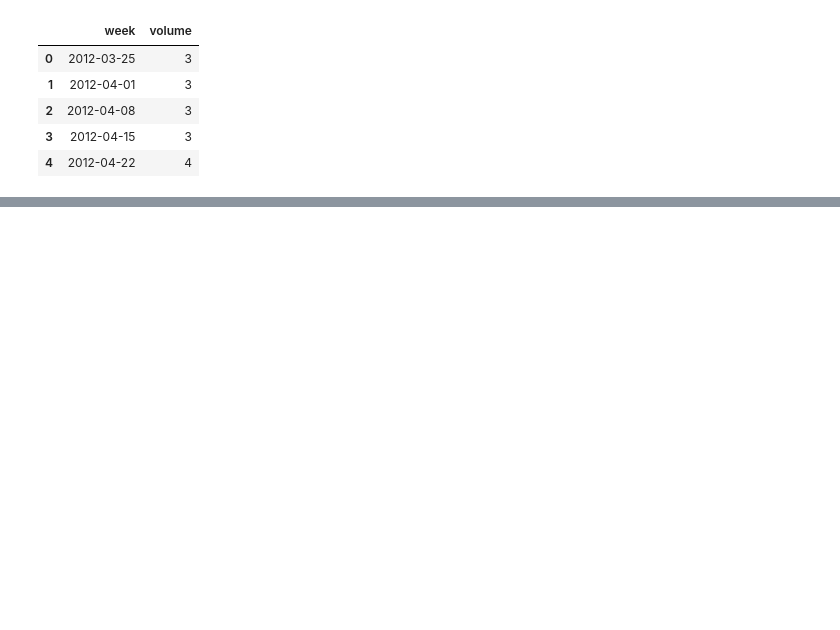
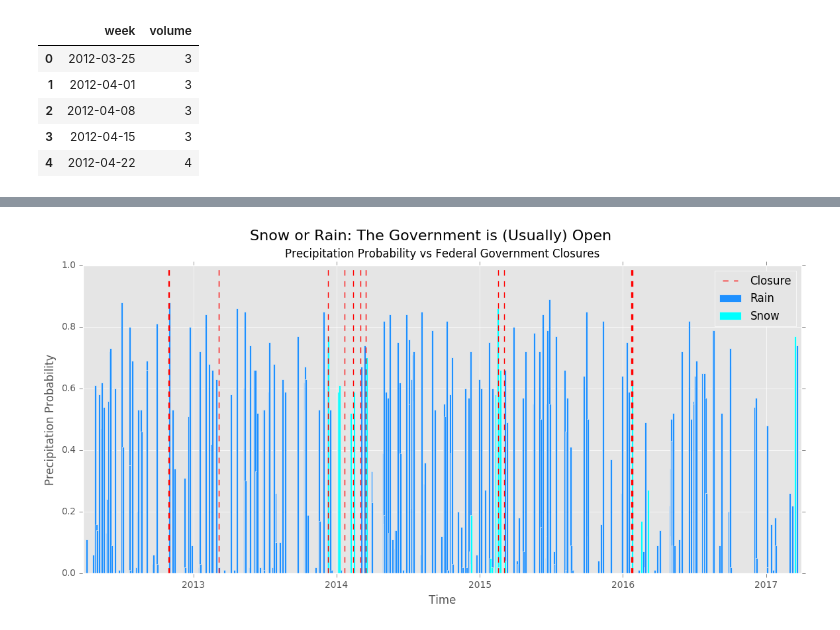
Before and after one commit to josephofiowa/zenzic, a Jupyter notebook: federal-snow/fed-closure-analysis.ipynb, the cells around one changed output, grey strips where cells are left out. Saved outputs shown, nothing was run; the diff lists cells and outputs as text; code cells hidden in the pictures; blank space fills up the shorter version.

```diff
--- a/federal-snow/fed-closure-analysis.ipynb
+++ b/federal-snow/fed-closure-analysis.ipynb
@@ -332,0 +429,32 @@ search.head()
+# %%
+# rain and snow vs closure
+# thanks: http://people.duke.edu/~ccc14/pcfb/numpympl/MatplotlibBarPlots.html
+
+fig, ax = plt.subplots()
+
+# basics
+width=5
+x_rain = forecast_ts[forecast_ts.precip_type=='rain'].index
+y_rain = forecast_ts[forecast_ts.precip_type=='rain'].precip
+x_snow = forecast_ts[forecast_ts.precip_type=='snow'].index
+y_snow = forecast_ts[forecast_ts.precip_type=='snow'].precip
+
+## the bars
+rain = ax.bar(x_rain, y_rain, width,color='dodgerblue', label = 'Rain')
+snow = ax.bar(x_snow, y_snow, width, color='cyan', label = 'Snow')
+
+#closure
+ax.vlines(x=(opm_ts_12[opm_ts_12['closed'] == 1].index), ymin=0, ymax=1, color='red', linestyles='dashed', linewidth=1, label='Closure')
+
+# set axes, title, and legend
+ax.xaxis_date()
+plt.xlim([search_ts.index.min(), '2017-04'])
+plt.suptitle("Snow or Rain: The Government is (Usually) Open", y=.99, size=16)
+plt.title("Forecasted Precipitation Probability vs Federal Government Closures", y=1.01, size=12)
+plt.xlabel('Time')
+plt.ylabel("Precipitation Probability")
+plt.legend(loc='best')
+# plt.savefig('./graphs/precip_chance_type_vs_closure.png', dpi=300, bbox_inches='tight')
+plt.show()
+# %% [output]
+[figure, added]
```
Also changed, not shown: parts of 22 cells of this notebook, 2 other files.
